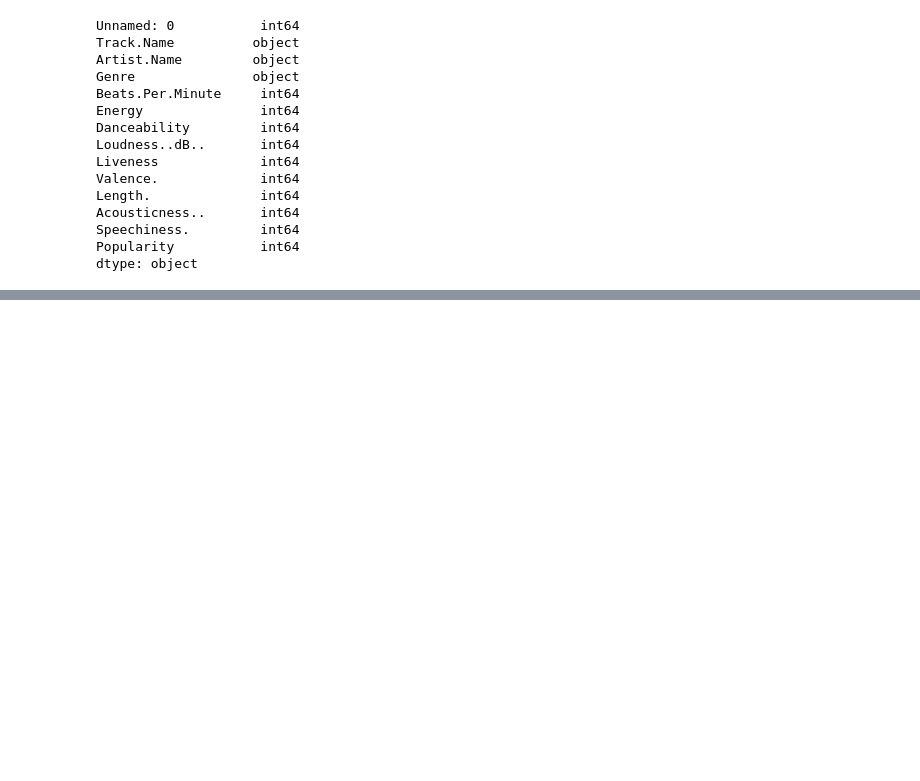
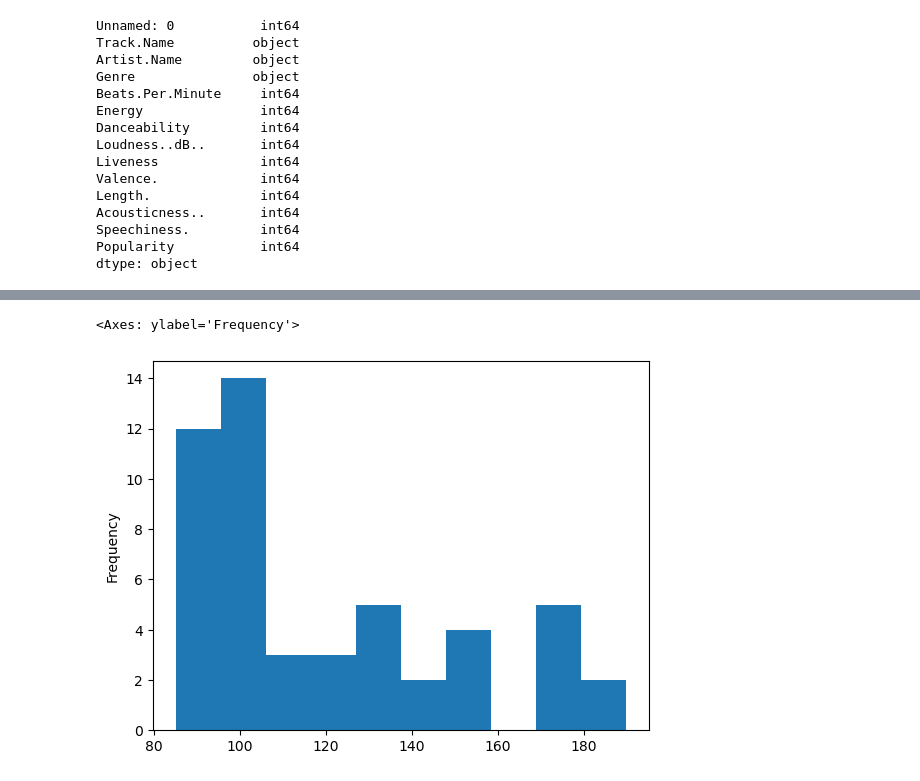
Before and after one commit to georgemcculloch/SpotifyEDA, a Jupyter notebook: NoteBook/spotifyeda.ipynb, the cells around one changed output, grey strips where cells are left out. Saved outputs shown, nothing was run; the diff lists cells and outputs as text; code cells hidden in the pictures; blank space fills up the shorter version.

```diff
--- a/NoteBook/spotifyeda.ipynb
+++ b/NoteBook/spotifyeda.ipynb
@@ -43,6 +46,6 @@ Speechiness.         int64
 Popularity           int64
 dtype: object
 # %%
-!df.drop('Unnamed: 0', axis=1, inplace=True)
+df.drop('Unnamed: 0', axis=1, inplace=True)
 df.isnull().sum()
 # %% [output]
@@ -82,0 +100,6 @@ Index(['Unnamed: 0', 'Song_Title', 'Artist', 'Genre', 'BPM', 'Energy',
+# %%
+# frequency of bpm histogram
+df['BPM'].plot.hist()
+# %% [output]
+<Axes: ylabel='Frequency'>
+[figure, added]
```
Also changed, not shown: parts of 8 cells of this notebook.
